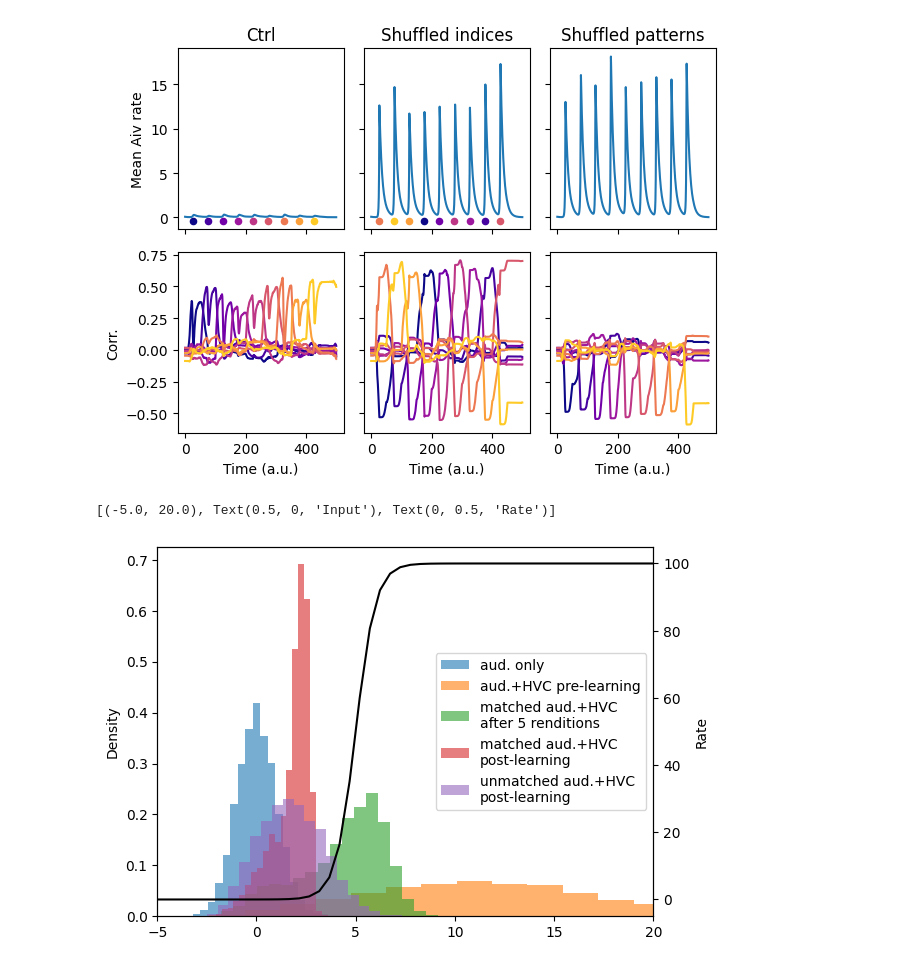
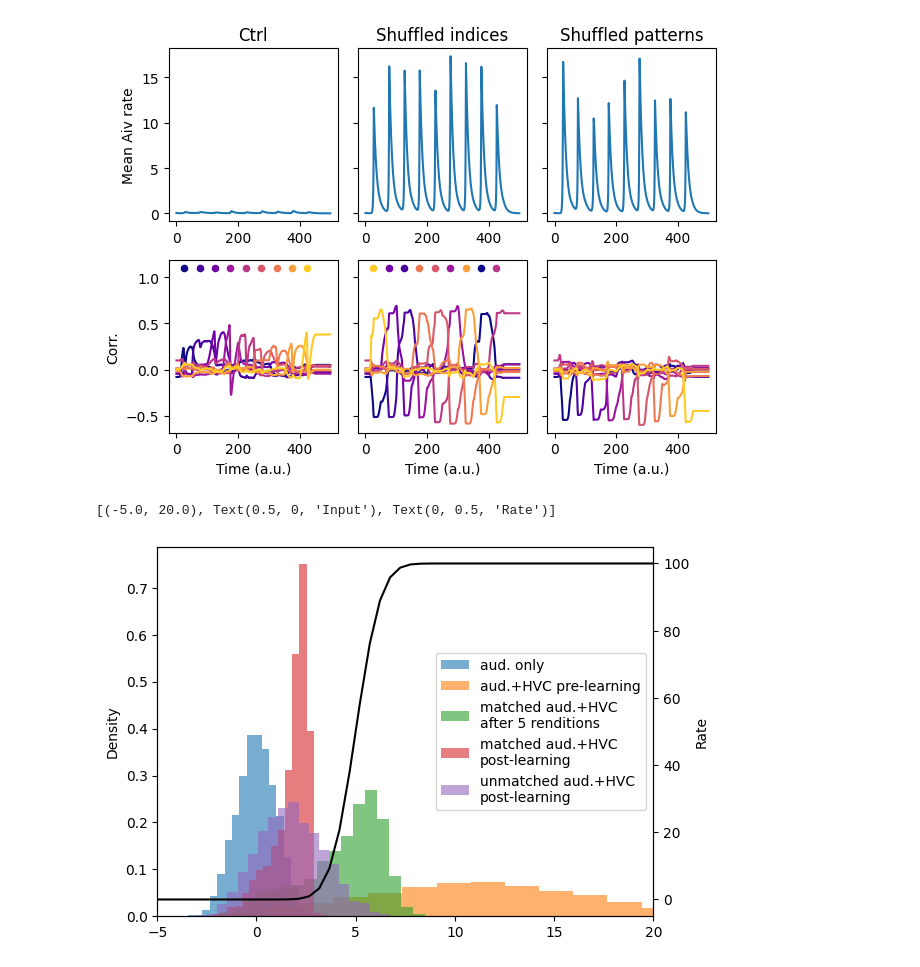
Before and after one commit to gongziyida/vocal-error-network, a Jupyter notebook: rec_wilson_cowan.ipynb, the cells around one changed output. Cells and saved outputs as stored; diff of their text form; code cells hidden in the pictures.

```diff
--- a/rec_wilson_cowan.ipynb
+++ b/rec_wilson_cowan.ipynb
@@ -29,8 +30,8 @@ rH = generate_HVC(T, burst_ts, peak_rate+_*0.1, kernel_width+_*0.01)
 aud = generate_discrete_aud(T, N_Aiv, tsyl_start.T.flatten(), tsyl_end.T.flatten(),
                             np.tile(syl, (N_rend, 1)))
 # %%
-rmax, s, th = 100, 2, 5
-phi = lambda x: rmax / (1 + np.exp(-s * (x - th)))
+rmax, s, th = 100, 1, 5
+phi = lambda x: rmax/2 * (1 + erf((x - th) / (np.sqrt(2) * s)))
 # %%
 def bilin_hebb(W, aiv, hvc, lr, w0_mean, tau_w):
     # lr < 0, anti-Hebbian
@@ -109,24 +110,33 @@ test_sp, _, _, _ = net.sim(Aiv0, I0, rH[:T_rend], aud_sp, [], T_rend, dt,
+# %%
+# plasticity function is None and lr is 0 by default
+ext_I = 0
+test0 = net.sim(Aiv0, I0, rH[:T_rend], aud[:T_rend], [], T_rend, dt, noise, ext_I)
+test_si = net.sim(Aiv0, I0, rH[:T_rend], aud_si, [], T_rend, dt, noise, ext_I)
+test_sp = net.sim(Aiv0, I0, rH[:T_rend], aud_sp, [], T_rend, dt, noise, ext_I)
+test0, test_si, test_sp = test0[:2], test_si[:2], test_sp[:2] # just want rA and rI
 # %%
 labels = ('Ctrl', 'Shuffled indices', 'Shuffled patterns')
 cmap = colormaps.get_cmap('plasma')
-fig, ax = plt.subplots(2, 3, sharey='row', sharex='all')
+fig, ax = plt.subplots(2, 3, sharey='row')
 for i, (test, l) in enumerate(zip((test0, test_si, test_sp), labels)):
-    corr = correlation(test, syl, lambda x: x)
-    ax[0,i].plot(test.mean(axis=1)[:])
+    corr = correlation(test[0], syl, lambda x: x)
+    # ax[0,i].plot(test[1][:], test[0].mean(axis=1)[:], lw=1)
+    ax[0,i].plot(test[0].mean(axis=1)[:])
+    # ax[0,i].plot(test[1][:]) # rI is already the mean
     ax[0,i].set(title=l)
     ax[1,i].set(xlabel='Time (a.u.)')
     for j in range(corr.shape[1]):
         ax[1,i].plot(corr[:,j], c=cmap(j/corr.shape[1]))
 
 for i, j in enumerate(idx_si):
     c1, c2 = cmap(i/len(idx_si)), cmap(j/len(idx_si))
-    ax[0,0].scatter(burst_ts[i,0], -0.4, color=c1, s=20)
-    ax[0,1].scatter(burst_ts[i,0], -0.4, color=c2, s=20)
+    ax[1,0].scatter(burst_ts[i,0], 1.1, color=c1, s=20)
+    ax[1,1].scatter(burst_ts[i,0], 1.1, color=c2, s=20)
 ax[0,0].set(ylabel='Mean Aiv rate')
 ax[1,0].set(ylabel='Corr.')
 fig.tight_layout()
 # %% [output]
-[figure, old version]
+[figure, new version]
 # %%
 fig, ax = plt.subplots()
 a = 0.6
@@ -141,11 +151,11 @@ ax[0].hist((syl+Ws[-1].T*peak_rate).flatten(), bins=20, density=True, alpha=a,
            label='matched aud.+HVC\npost-learning')
 ax[0].hist((syl[idx_si]+Ws[-1].T*peak_rate).flatten(), bins=20, density=True,
            alpha=a, label='unmatched aud.+HVC\npost-learning')
+_ = np.linspace(-5, 20)
 ax[0].set(xlim=_[[0,-1]], ylabel='Density')
 ax[0].legend(loc='right')
-_ = np.linspace(-5, 20)
 ax[1].plot(_, phi(_), c='k')
 ax[1].set(xlim=_[[0,-1]], xlabel='Input', ylabel='Rate')
 # %% [output]
 [(-5.0, 20.0), Text(0.5, 0, 'Input'), Text(0, 0.5, 'Rate')]
-[figure, old version]
+[figure, new version]
```
Also changed, not shown: parts of 6 cells of this notebook, 2 other files.
